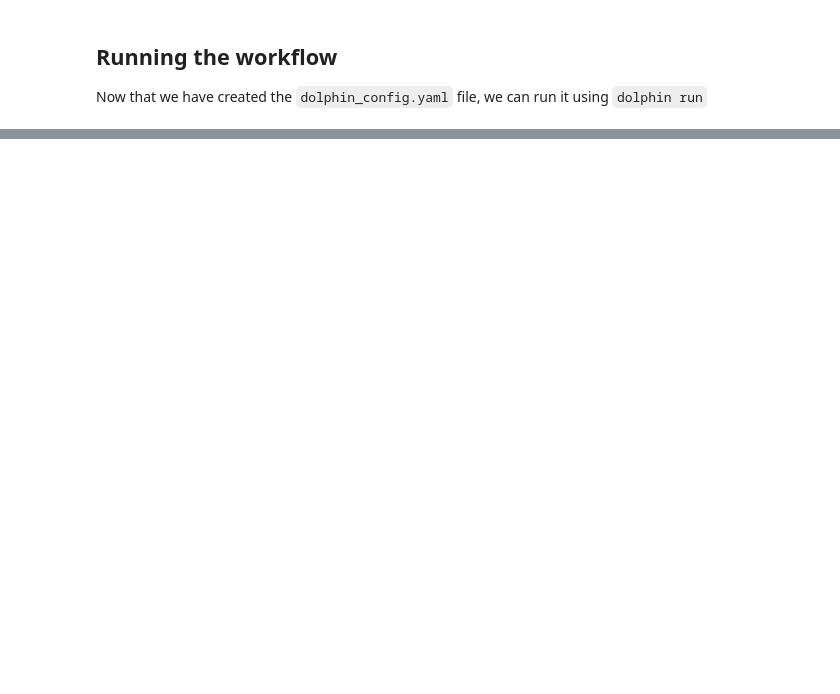
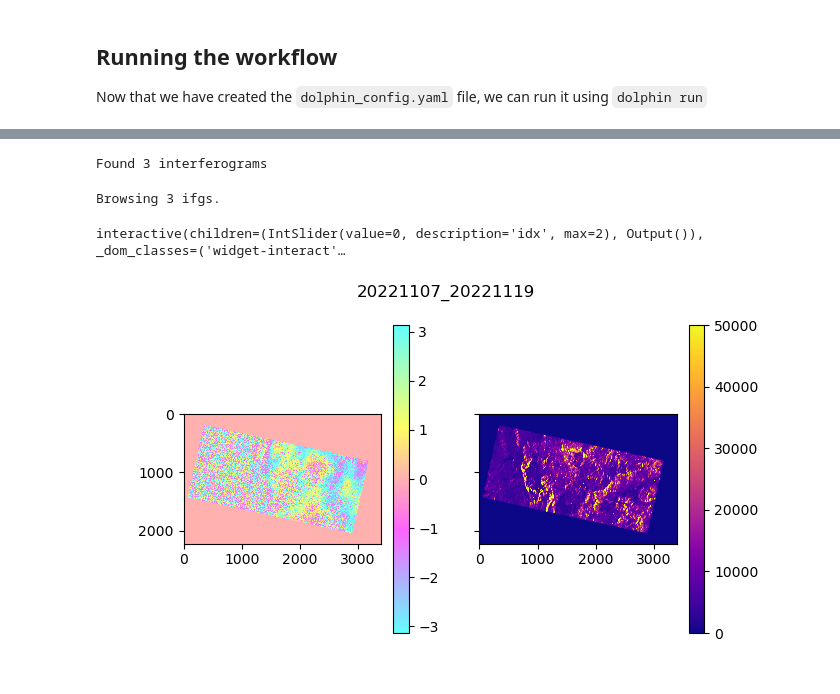
Before and after one commit to isce-framework/dolphin, a Jupyter notebook: docs/notebooks/walkthrough-basic.ipynb, the cells around one changed output, grey strips where cells are left out. Saved outputs shown, nothing was run; the diff lists cells and outputs as text; code cells hidden in the pictures; blank space fills up the shorter version.

```diff
--- a/docs/notebooks/walkthrough-basic.ipynb
+++ b/docs/notebooks/walkthrough-basic.ipynb
@@ -188,0 +272,16 @@ TODO: show the commands for `s1_geocode_stack`
+# %%
+file_list = sorted(Path("interferograms/stitched/").glob("*.int"))
+print(f"Found {len(file_list)} interferograms")
+# %% [output]
+Found 3 interferograms
+# %%
+# requires matplotlib and jupyter-widgets to be installed: https://ipywidgets.readthedocs.io/en/latest/
+%matplotlib widget
+import sweets.plotting
+
+
+sweets.plotting.browse_ifgs(file_list=file_list, vm_cor=50_000)
+# %% [output]
+Browsing 3 ifgs.
+interactive(children=(IntSlider(value=0, description='idx', max=2), Output()), _dom_classes=('widget-interact'…
+[figure, added]
```
Also changed, not shown: parts of 22 cells of this notebook, 1 other file.
